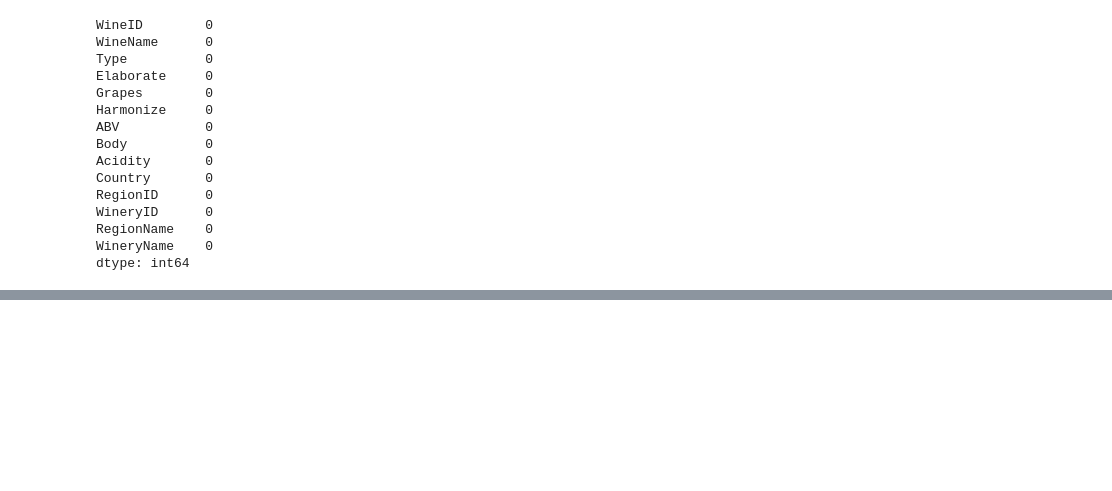
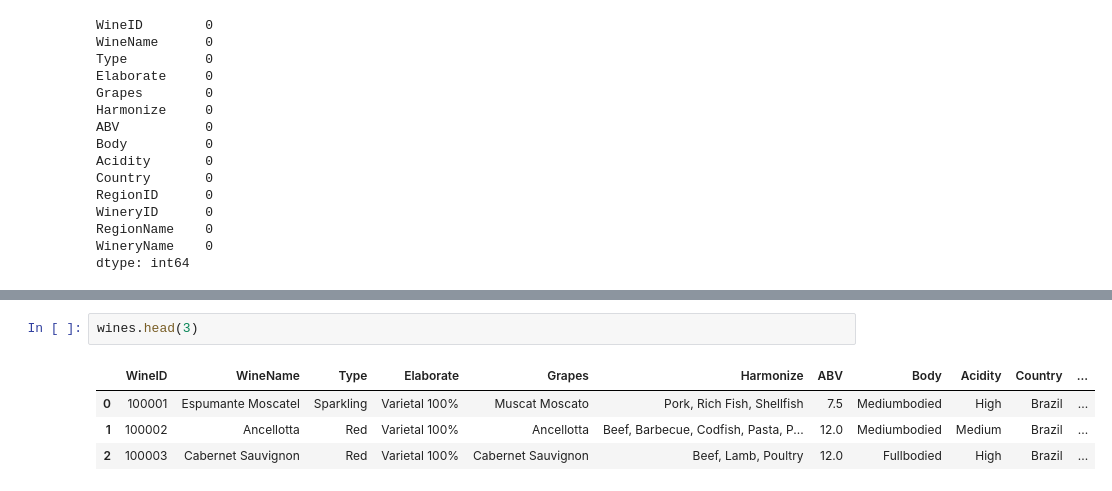
Before and after one commit to PavelDetvan/recommender_group20, a Jupyter notebook: knn_w2v.ipynb, the cells around one changed output, grey strips where cells are left out. Drawn from its saved outputs; the diff is of its cells as text; blank space fills up the shorter version.

```diff
--- a/knn_w2v.ipynb
+++ b/knn_w2v.ipynb
@@ -174,0 +256,7 @@ print(f"\nCosine similarity between the two lists: {cosine_similarity}")
+# %%
+wines.head(3)
+# %% [output]
+|  | WineID | WineName | Type | Elaborate | Grapes | Harmonize | ABV | Body | Acidity | Country | ... |
+| 0 | 100001 | Espumante Moscatel | Sparkling | Varietal 100% | Muscat Moscato | Pork, Rich Fish, Shellfish | 7.5 | Mediumbodied | High | Brazil | ... |
+| 1 | 100002 | Ancellotta | Red | Varietal 100% | Ancellotta | Beef, Barbecue, Codfish, Pasta, P... | 12.0 | Mediumbodied | Medium | Brazil | ... |
+| 2 | 100003 | Cabernet Sauvignon | Red | Varietal 100% | Cabernet Sauvignon | Beef, Lamb, Poultry | 12.0 | Fullbodied | High | Brazil | ... |
```
Also changed, not shown: parts of 27 cells of this notebook, 1 other file.
